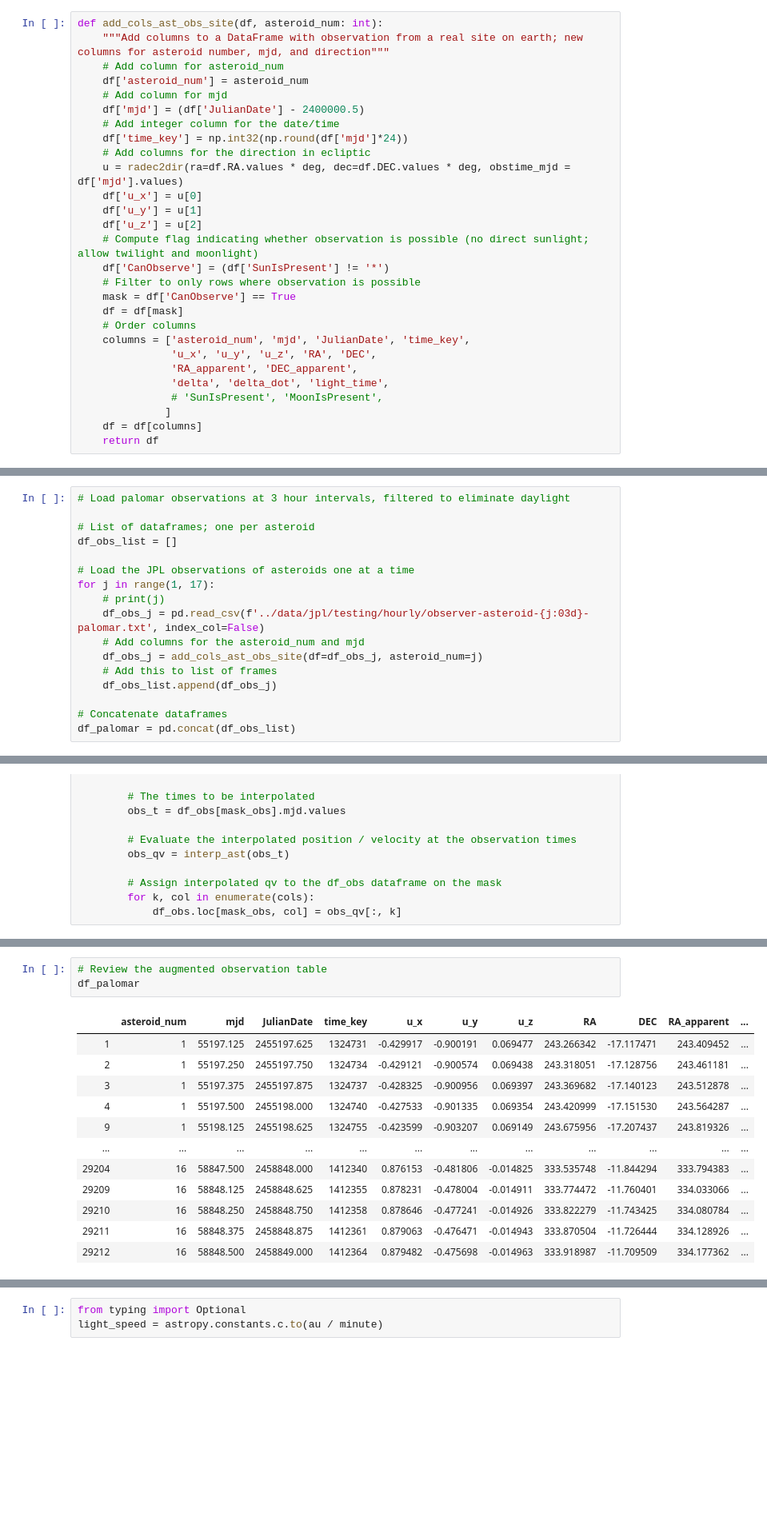
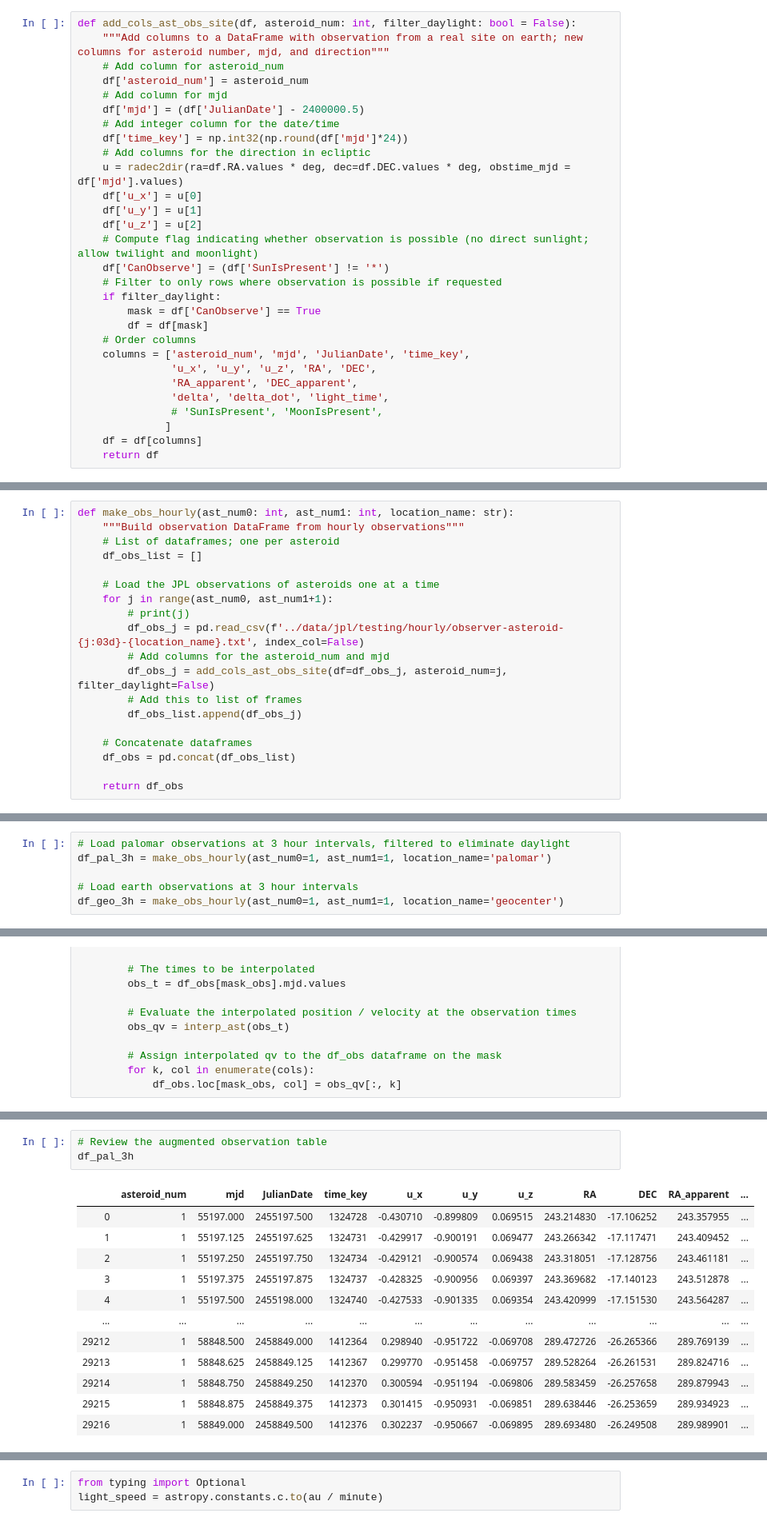
Before and after one commit to memanuel/kepler-sieve, a Jupyter notebook: src/RA_DEC.ipynb, the cells around one changed output, grey strips where cells are left out. Shown: that part at 80% size. Drawn from its saved outputs; the diff is of its cells as text; blank space fills up the shorter version.

```diff
--- a/src/RA_DEC.ipynb
+++ b/src/RA_DEC.ipynb
@@ -702,7 +716,7 @@ This effect is important enough that we should certainly try to model it.
 # %% [markdown]
 ### Incorporate Observatory Location (topos)
 # %%
-def add_cols_ast_obs_site(df, asteroid_num: int):
+def add_cols_ast_obs_site(df, asteroid_num: int, filter_daylight: bool = False):
     """Add columns to a DataFrame with observation from a real site on earth; new columns for asteroid number, mjd, and direction"""
     # Add column for asteroid_num
     df['asteroid_num'] = asteroid_num
@@ -717,9 +731,10 @@ def add_cols_ast_obs_site(df, asteroid_num: int):
     df['u_z'] = u[2]
     # Compute flag indicating whether observation is possible (no direct sunlight; allow twilight and moonlight)
     df['CanObserve'] = (df['SunIsPresent'] != '*')
-    # Filter to only rows where observation is possible
-    mask = df['CanObserve'] == True
-    df = df[mask]
+    # Filter to only rows where observation is possible if requested
+    if filter_daylight:
+        mask = df['CanObserve'] == True
+        df = df[mask]
     # Order columns
     columns = ['asteroid_num', 'mjd', 'JulianDate', 'time_key',
                'u_x', 'u_y', 'u_z', 'RA', 'DEC',
@@ -788,17 +807,19 @@ df_ast_3h
 # %%
-# Load palomar observations at 3 hour intervals, filtered to eliminate daylight
+def make_obs_hourly(ast_num0: int, ast_num1: int, location_name: str):
+    """Build observation DataFrame from hourly observations"""
+    # List of dataframes; one per asteroid
+    df_obs_list = []
 
-# List of dataframes; one per asteroid
-df_obs_list = []
+    # Load the JPL observations of asteroids one at a time
+    for j in range(ast_num0, ast_num1+1):
+        # print(j)
+        df_obs_j = pd.read_csv(f'../data/jpl/testing/hourly/observer-asteroid-{j:03d}-{location_name}.txt', index_col=False)
+        # Add columns for the asteroid_num and mjd
+        df_obs_j = add_cols_ast_obs_site(df=df_obs_j, asteroid_num=j, filter_daylight=False)
+        # Add this to list of frames
+        df_obs_list.append(df_obs_j)
 
-# Load the JPL observations of asteroids one at a time
-for j in range(1, 17):
-    # print(j)
-    df_obs_j = pd.read_csv(f'../data/jpl/testing/hourly/observer-asteroid-{j:03d}-palomar.txt', index_col=False)
-    # Add columns for the asteroid_num and mjd
-    df_obs_j = add_cols_ast_obs_site(df=df_obs_j, asteroid_num=j)
-    # Add this to list of frames
-    df_obs_list.append(df_obs_j)
+    # Concatenate dataframes
+    df_obs = pd.concat(df_obs_list)
 
-# Concatenate dataframes
-df_palomar = pd.concat(df_obs_list)
+    return df_obs
@@ -820,0 +826,6 @@ df_palomar
+# %%
+# Load palomar observations at 3 hour intervals, filtered to eliminate daylight
+df_pal_3h = make_obs_hourly(ast_num0=1, ast_num1=1, location_name='palomar')
+
+# Load earth observations at 3 hour intervals
+df_geo_3h = make_obs_hourly(ast_num0=1, ast_num1=1, location_name='geocenter')
@@ -916,16 +969,16 @@ obs_add_interp_qv(df_ast=df_ast_3h, df_earth=df_earth_3h, df_obs=df_palomar)
 # %%
 # Review the augmented observation table
-df_palomar
+df_pal_3h
 # %% [output]
 |  | asteroid_num | mjd | JulianDate | time_key | u_x | u_y | u_z | RA | DEC | RA_apparent | ... |
+| 0 | 1 | 55197.000 | 2455197.500 | 1324728 | -0.430710 | -0.899809 | 0.069515 | 243.214830 | -17.106252 | 243.357955 | ... |
 | 1 | 1 | 55197.125 | 2455197.625 | 1324731 | -0.429917 | -0.900191 | 0.069477 | 243.266342 | -17.117471 | 243.409452 | ... |
 | 2 | 1 | 55197.250 | 2455197.750 | 1324734 | -0.429121 | -0.900574 | 0.069438 | 243.318051 | -17.128756 | 243.461181 | ... |
 | 3 | 1 | 55197.375 | 2455197.875 | 1324737 | -0.428325 | -0.900956 | 0.069397 | 243.369682 | -17.140123 | 243.512878 | ... |
 | 4 | 1 | 55197.500 | 2455198.000 | 1324740 | -0.427533 | -0.901335 | 0.069354 | 243.420999 | -17.151530 | 243.564287 | ... |
-| 9 | 1 | 55198.125 | 2455198.625 | 1324755 | -0.423599 | -0.903207 | 0.069149 | 243.675956 | -17.207437 | 243.819326 | ... |
 | ... | ... | ... | ... | ... | ... | ... | ... | ... | ... | ... | ... |
-| 29204 | 16 | 58847.500 | 2458848.000 | 1412340 | 0.876153 | -0.481806 | -0.014825 | 333.535748 | -11.844294 | 333.794383 | ... |
-| 29209 | 16 | 58848.125 | 2458848.625 | 1412355 | 0.878231 | -0.478004 | -0.014911 | 333.774472 | -11.760401 | 334.033066 | ... |
-| 29210 | 16 | 58848.250 | 2458848.750 | 1412358 | 0.878646 | -0.477241 | -0.014926 | 333.822279 | -11.743425 | 334.080784 | ... |
-| 29211 | 16 | 58848.375 | 2458848.875 | 1412361 | 0.879063 | -0.476471 | -0.014943 | 333.870504 | -11.726444 | 334.128926 | ... |
-| 29212 | 16 | 58848.500 | 2458849.000 | 1412364 | 0.879482 | -0.475698 | -0.014963 | 333.918987 | -11.709509 | 334.177362 | ... |
+| 29212 | 1 | 58848.500 | 2458849.000 | 1412364 | 0.298940 | -0.951722 | -0.069708 | 289.472726 | -26.265366 | 289.769139 | ... |
+| 29213 | 1 | 58848.625 | 2458849.125 | 1412367 | 0.299770 | -0.951458 | -0.069757 | 289.528264 | -26.261531 | 289.824716 | ... |
+| 29214 | 1 | 58848.750 | 2458849.250 | 1412370 | 0.300594 | -0.951194 | -0.069806 | 289.583459 | -26.257658 | 289.879943 | ... |
+| 29215 | 1 | 58848.875 | 2458849.375 | 1412373 | 0.301415 | -0.950931 | -0.069851 | 289.638446 | -26.253659 | 289.934923 | ... |
+| 29216 | 1 | 58849.000 | 2458849.500 | 1412376 | 0.302237 | -0.950667 | -0.069895 | 289.693480 | -26.249508 | 289.989901 | ... |
```
Also changed, not shown: parts of 27 cells of this notebook, 1 other file.
